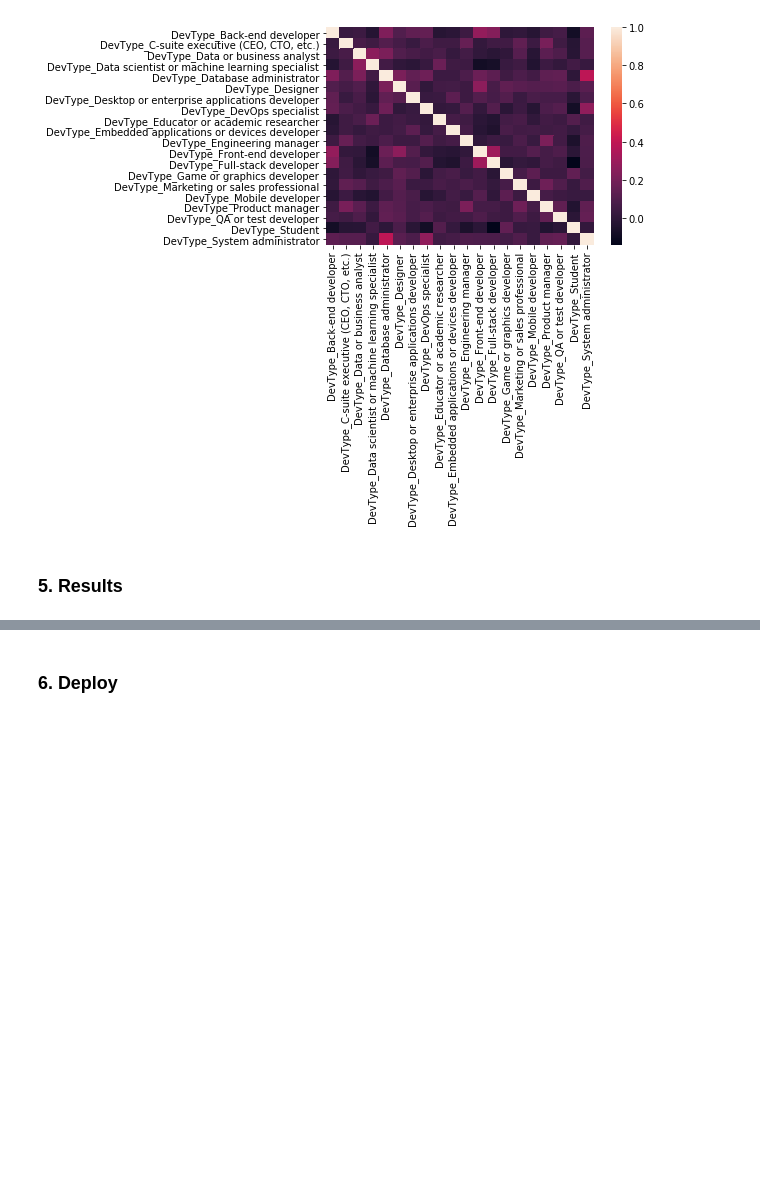
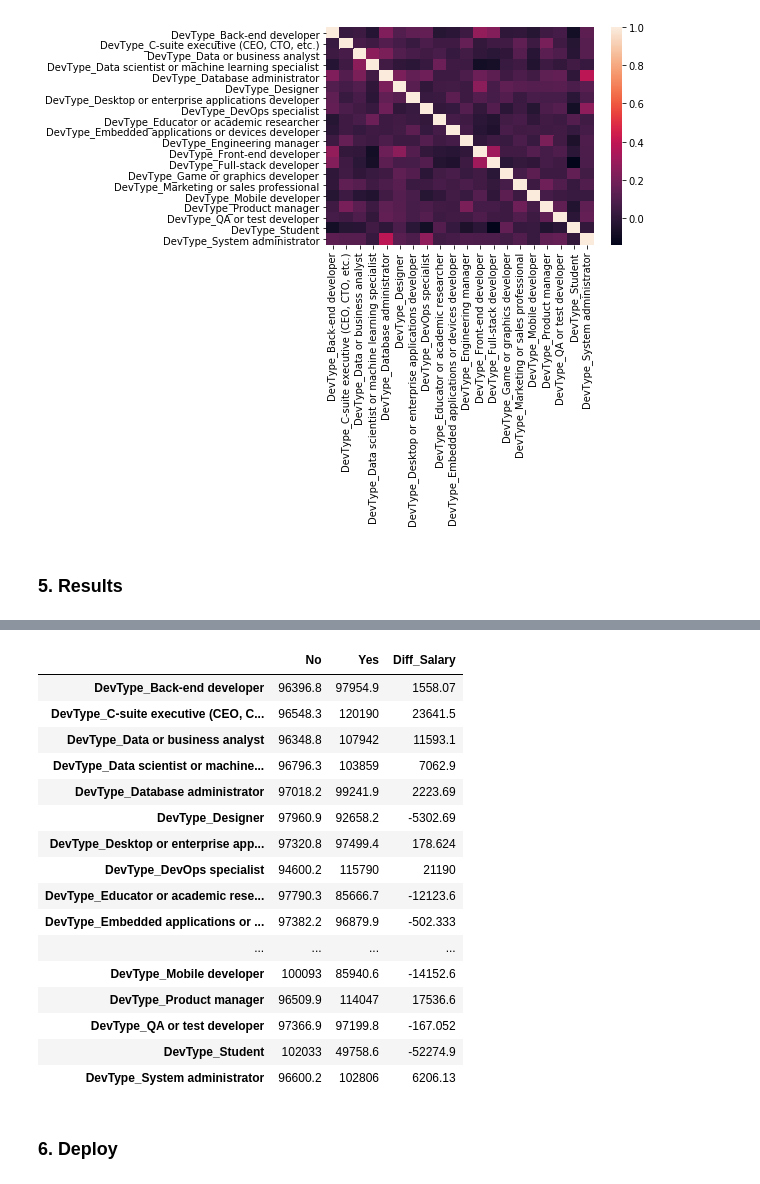
Before and after one commit to dragon7-fc/DSND-Blog-Post, a Jupyter notebook: WhatIsTheHotestJob.ipynb, the cells around one changed output, grey strips where cells are left out. Cells and saved outputs as stored; diff of their text form; code cells hidden in the pictures; blank space fills up the shorter version.

```diff
--- a/WhatIsTheHotestJob.ipynb
+++ b/WhatIsTheHotestJob.ipynb
@@ -225,2 +210,30 @@ plt.show()
+# %%
+yn_salary_df = pd.DataFrame(columns=['0', '1', 'diff'], index=devtype)
+
+for dt in devtype:
+    for yn in [0, 1]:
+        yn_salary_df.loc[dt][yn] = dt_salary_df.groupby(dt).mean()['ConvertedSalary'][yn]
+    yn_salary_df.loc[dt]['diff'] = yn_salary_df.loc[dt][1] - yn_salary_df.loc[dt][0]
+
+yn_salary_df.columns=['No', 'Yes', 'Diff_Salary']
+yn_salary_df.style.bar(subset=['Diff_Salary'], align='mid', color=['#d65f5f', '#5fba7d'])
+# %% [output]
+|  | No | Yes | Diff_Salary |
+| DevType_Back-end developer | 96396.8 | 97954.9 | 1558.07 |
+| DevType_C-suite executive (CEO, C... | 96548.3 | 120190 | 23641.5 |
+| DevType_Data or business analyst | 96348.8 | 107942 | 11593.1 |
+| DevType_Data scientist or machine... | 96796.3 | 103859 | 7062.9 |
+| DevType_Database administrator | 97018.2 | 99241.9 | 2223.69 |
+| DevType_Designer | 97960.9 | 92658.2 | -5302.69 |
+| DevType_Desktop or enterprise app... | 97320.8 | 97499.4 | 178.624 |
+| DevType_DevOps specialist | 94600.2 | 115790 | 21190 |
+| DevType_Educator or academic rese... | 97790.3 | 85666.7 | -12123.6 |
+| DevType_Embedded applications or ... | 97382.2 | 96879.9 | -502.333 |
+| ... | ... | ... | ... |
+| DevType_Mobile developer | 100093 | 85940.6 | -14152.6 |
+| DevType_Product manager | 96509.9 | 114047 | 17536.6 |
+| DevType_QA or test developer | 97366.9 | 97199.8 | -167.052 |
+| DevType_Student | 102033 | 49758.6 | -52274.9 |
+| DevType_System administrator | 96600.2 | 102806 | 6206.13 |
 # %% [markdown]
 ### 6. Deploy
```
Also changed, not shown: parts of 7 cells of this notebook, 1 other file.
